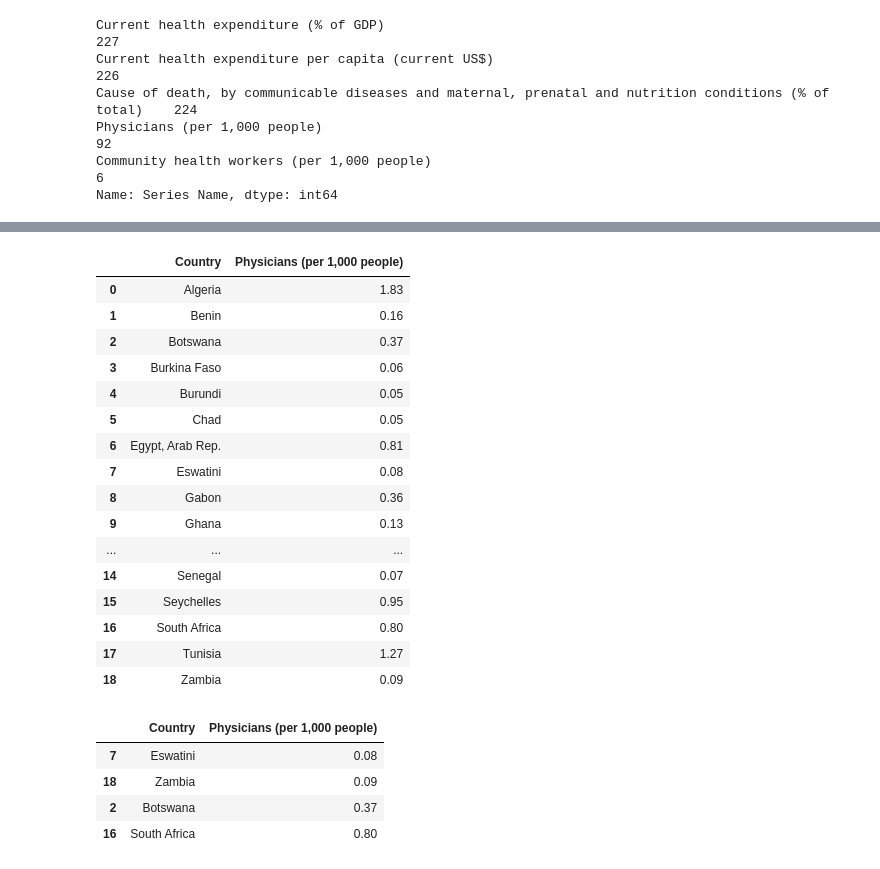
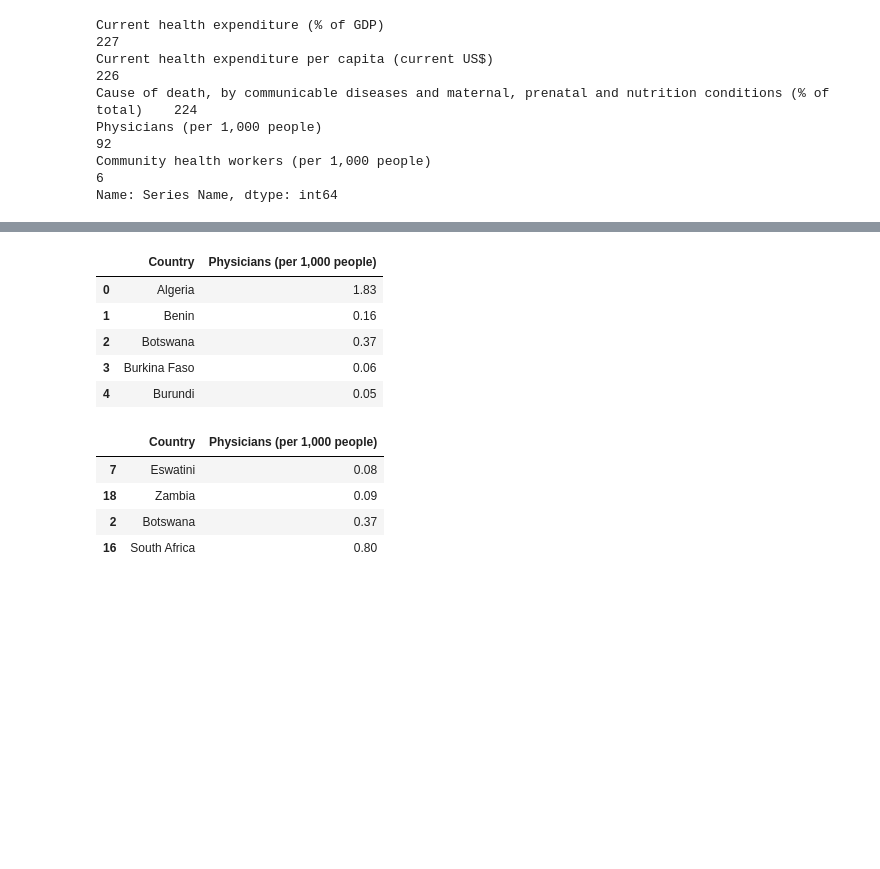
Before and after one commit to thelouwdown/Corona-Virus-in-Africa, a Jupyter notebook: COVID-19 Notebook.ipynb, the cells around one changed output, grey strips where cells are left out. Saved outputs shown, nothing was run; the diff lists cells and outputs as text; code cells hidden in the pictures; blank space fills up the shorter version.

```diff
--- a/COVID-19 Notebook.ipynb
+++ b/COVID-19 Notebook.ipynb
@@ -409,25 +400,14 @@ df_doc = df_doc.merge(m, left_on='Country', right_on='country')
 # %%
 #Removing additional fields
 df_doc = df_doc.drop(['country', 'region'], axis = 1)
-df_doc
+df_doc.head()
 # %% [output]
 |  | Country | Physicians (per 1,000 people) |
 | 0 | Algeria | 1.83 |
 | 1 | Benin | 0.16 |
 | 2 | Botswana | 0.37 |
 | 3 | Burkina Faso | 0.06 |
 | 4 | Burundi | 0.05 |
-| 5 | Chad | 0.05 |
-| 6 | Egypt, Arab Rep. | 0.81 |
-| 7 | Eswatini | 0.08 |
-| 8 | Gabon | 0.36 |
-| 9 | Ghana | 0.13 |
-| ... | ... | ... |
-| 14 | Senegal | 0.07 |
-| 15 | Seychelles | 0.95 |
-| 16 | South Africa | 0.80 |
-| 17 | Tunisia | 1.27 |
-| 18 | Zambia | 0.09 |
 # %%
 df_sa_d = df_doc.iloc[[2,16,18,7], :]
 df_sa_d = df_sa_d.sort_values(['Physicians (per 1,000 people)'])
```
Also changed, not shown: parts of 8 cells of this notebook.
